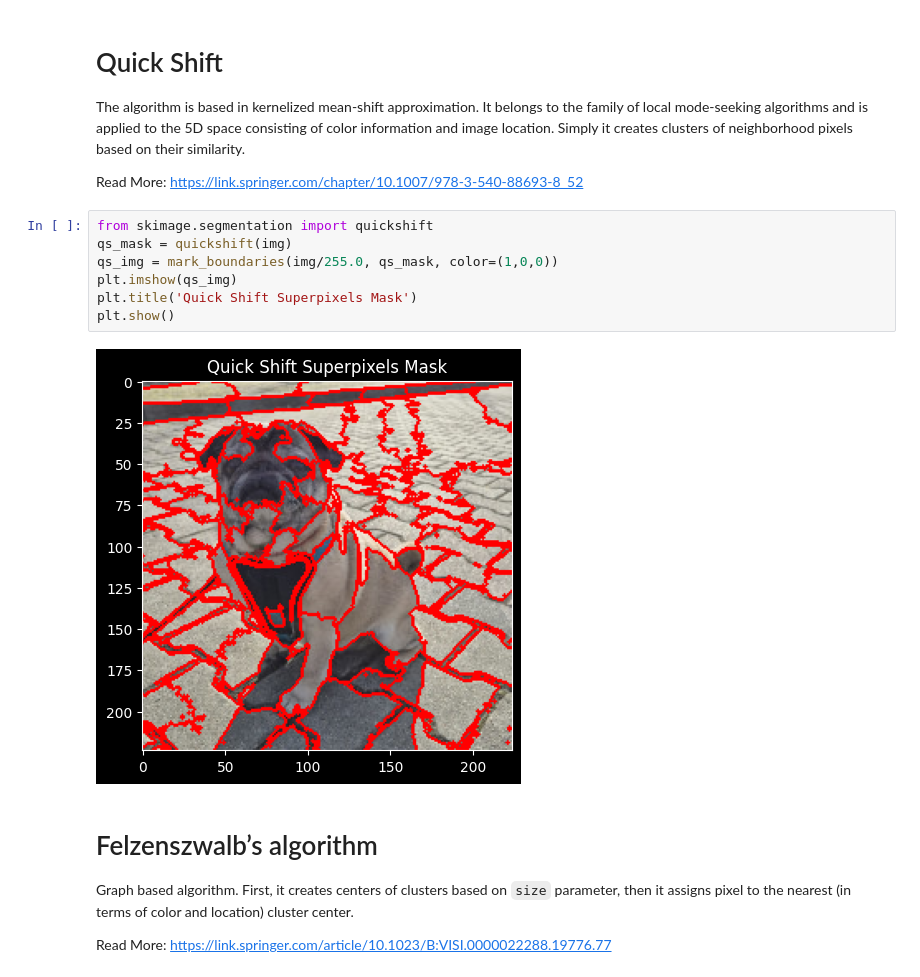
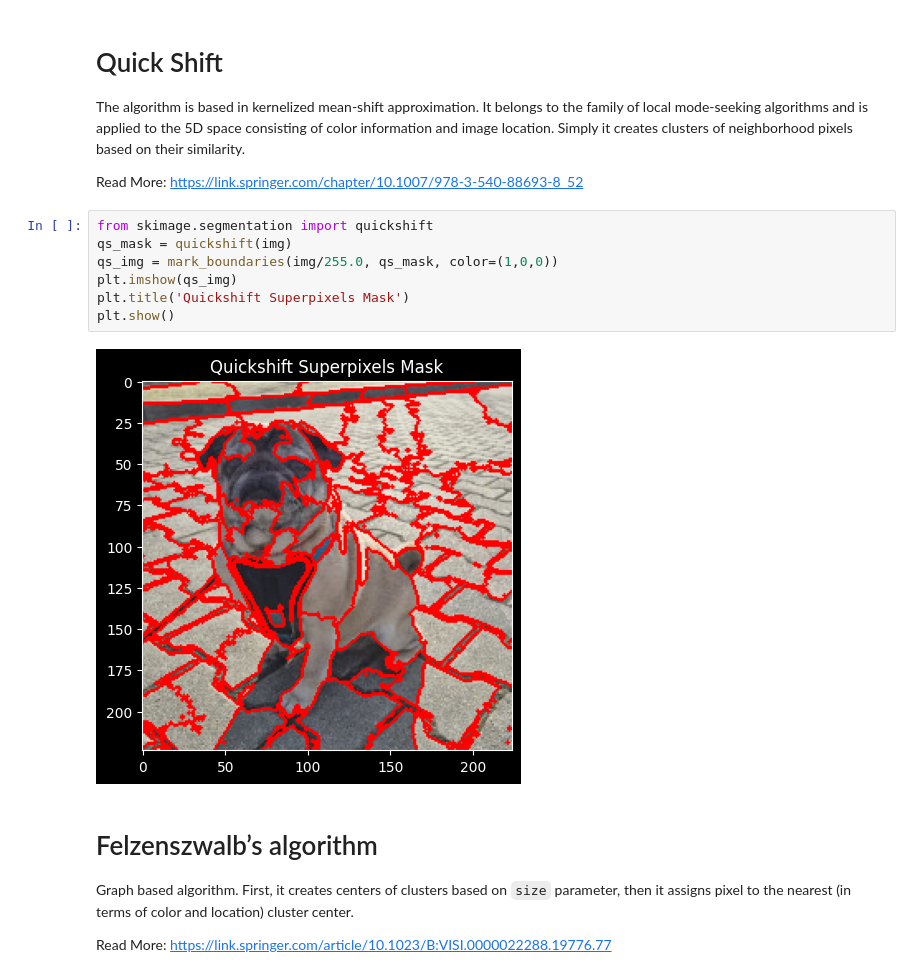
Before and after one commit to xXKeNdAmAmAsTeRXx/XAI_methods_in_classification, a Jupyter notebook: Intro_to_superpixels.ipynb, the cells around one changed output. Cells and saved outputs as stored; diff of their text form.

Commit message:
fix quickshift figure title

```diff
--- a/Intro_to_superpixels.ipynb
+++ b/Intro_to_superpixels.ipynb
@@ -59,12 +59,12 @@ Read More: https://link.springer.com/chapter/10.1007/978-3-540-88693-8_52
 # %%
 from skimage.segmentation import quickshift
 qs_mask = quickshift(img)
 qs_img = mark_boundaries(img/255.0, qs_mask, color=(1,0,0))
 plt.imshow(qs_img)
-plt.title('Quick Shift Superpixels Mask')
+plt.title('Quickshift Superpixels Mask')
 plt.show()
 # %% [output]
-[figure, old version]
+[figure, new version]
 # %% [markdown]
 # Felzenszwalb’s algorithm
 Graph based algorithm. First, it creates centers of clusters based on `size` parameter, then it assigns pixel to the nearest (in terms of color and location) cluster center.
```
